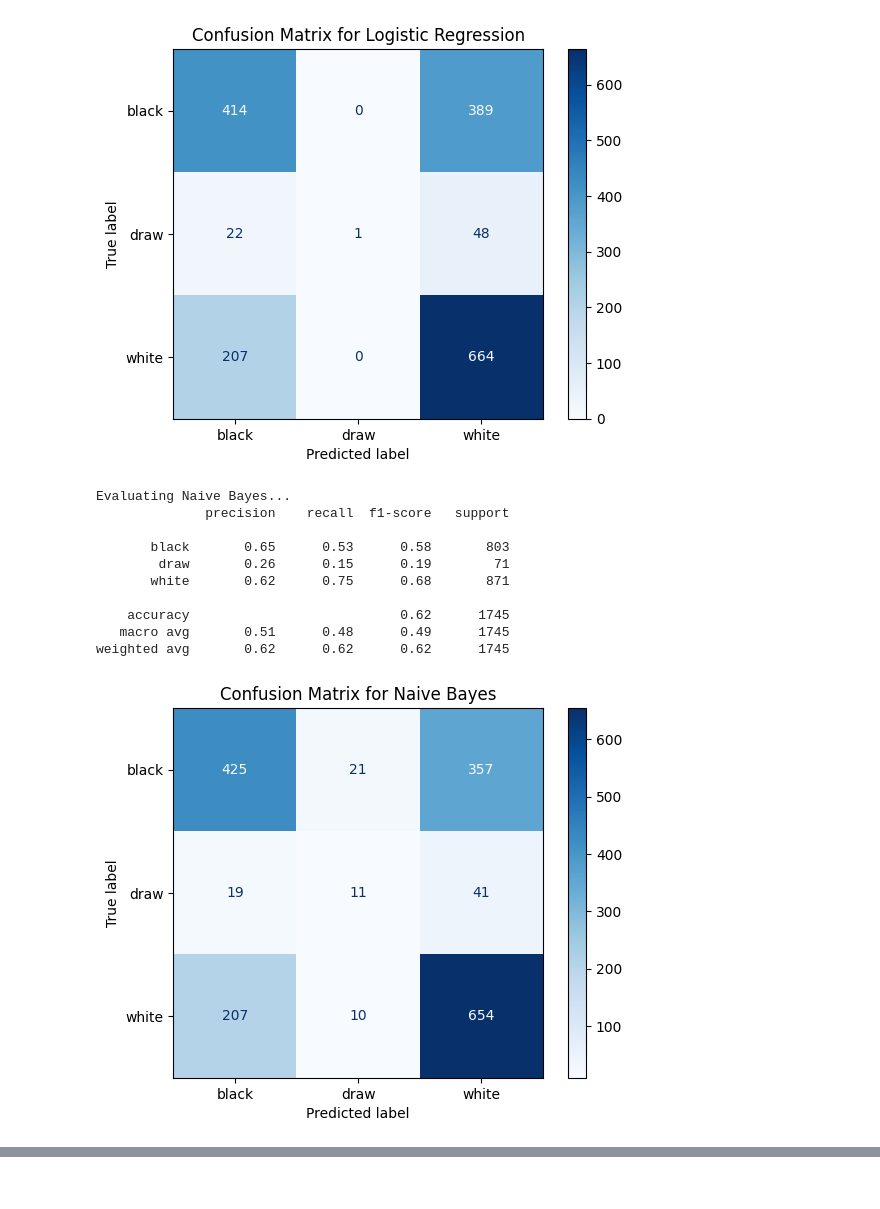
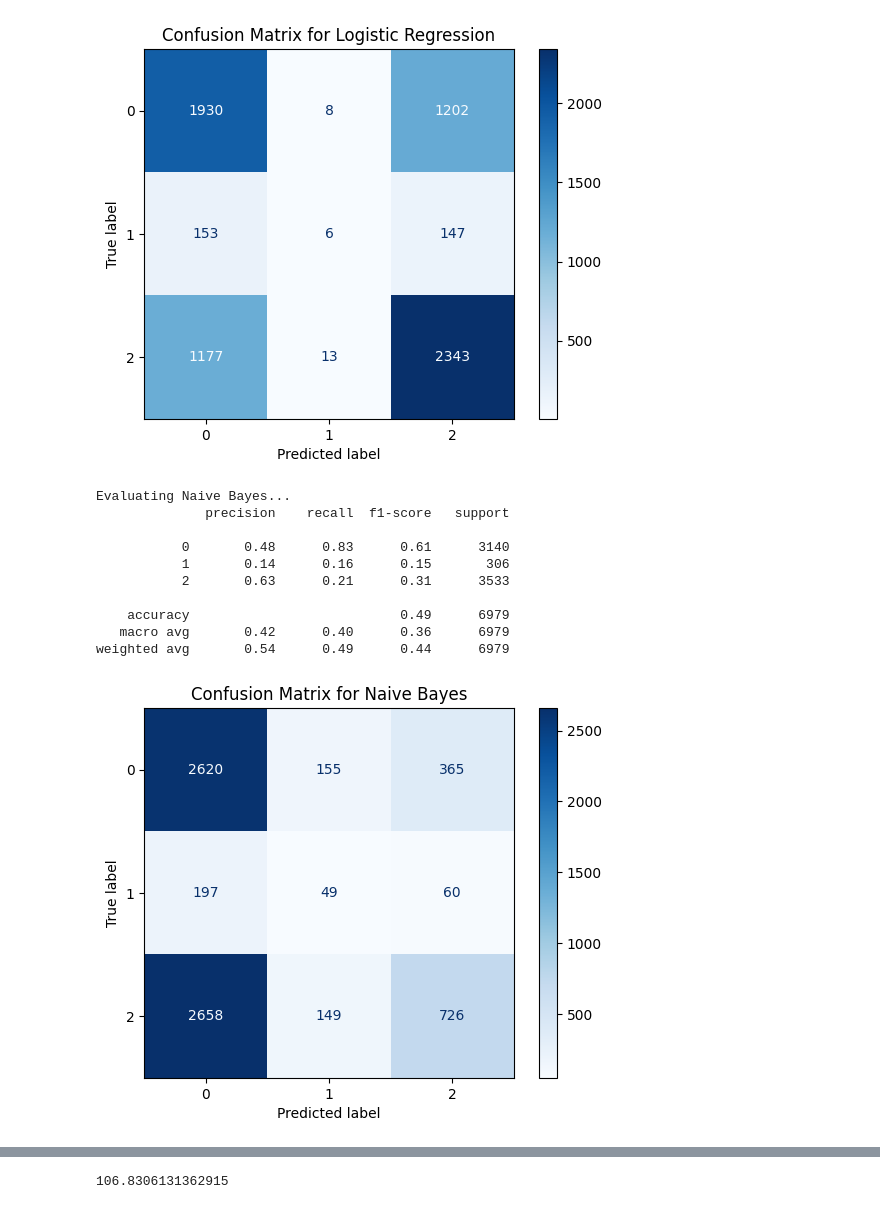
Before and after one commit to Dibij/Chess, a Jupyter notebook: Winner.ipynb, the cells around one changed output, grey strips where cells are left out. Saved outputs shown, nothing was run; the diff lists cells and outputs as text; code cells hidden in the pictures.

```diff
--- a/Winner.ipynb
+++ b/Winner.ipynb
@@ -1,4 +1,6 @@
 # %%
+import time
+start = time.time()
 import pandas as pd
 import joblib
 import matplotlib.pyplot as plt
@@ -11,6 +13,10 @@ from sklearn.naive_bayes import GaussianNB
 from sklearn.metrics import classification_report, confusion_matrix, ConfusionMatrixDisplay
 from sklearn.decomposition import PCA
 from sklearn.preprocessing import StandardScaler
+import xgboost as xgb
+from skopt import BayesSearchCV
+from sklearn.model_selection import StratifiedKFold
+from sklearn.preprocessing import LabelEncoder
 
 # Load the data
 data = pd.read_csv('Data1.csv')
@@ -19,16 +25,24 @@ data = pd.read_csv('Data1.csv')
 X = data.drop(columns=['Rated_(T/F)', 'Winner', 'Game_Status'])
 y = data['Winner']
 
+# Encode the target labels for XGBoost (only for XGBoost)
+label_encoder = LabelEncoder()
+y_encoded = label_encoder.fit_transform(y)  # Encode y for XGBoost only
+
 # Preprocessing
 scaler = StandardScaler()
 X_scaled = scaler.fit_transform(X)
 
 # PCA for dimensionality reduction (optional)
-pca = PCA(n_components=5)
+pca = PCA(n_components=25)
 X_pca = pca.fit_transform(X_scaled)
 
+# Print explained variance
+print("Explained Variance Ratio:", sum(pca.explained_variance_ratio_)*100)
+print("Cumulative Variance Explained:", pca.explained_variance_ratio_.sum()*100)
+
 # Split the data
-X_train, X_test, y_train, y_test = train_test_split(X_pca, y, test_size=0.2, random_state=42)
+X_train, X_test, y_train, y_test = train_test_split(X_pca, y_encoded, test_size=0.80, random_state=42)
 
 # Define models and hyperparameters
 models = [
@@ -36,14 +50,47 @@ models = [
     {"name": "Logistic Regression", "model": LogisticRegression(max_iter=1000), "params": {"penalty": ["l1", "l2"], "C": [0.1, 1, 10], "solver": ["liblinear"]}},
     {"name": "Naive Bayes", "model": GaussianNB(), "params": {"var_smoothing": [1e-9, 1e-8, 1e-7]}},
     {"name": "Random Forest", "model": RandomForestClassifier(), "params": {"n_estimators": [50, 100, 200], "max_depth": [None, 10, 20], "min_samples_split": [2, 5, 10]}},
+    {"name": "XGBoost", "model": xgb.XGBClassifier(), "params": {
+        'learning_rate': (0.01, 0.2, 'uniform'),
+        'max_depth': (3, 10),
+        'n_estimators': (50, 200),
+        'subsample': (0.6, 1.0, 'uniform'),
+        'colsample_bytree': (0.6, 1.0, 'uniform')
+    }}
 ]
 
-# Perform grid search for each model
+# Perform grid search for each model using BayesSearchCV (Bayesian Optimization) for XGBoost
 best_models = {}
 for model in models:
     print(f"Tuning {model['name']}...")
-    grid_search = GridSearchCV(model["model"], model["params"], cv=5, scoring="accuracy", n_jobs=-1)
-    grid_search.fit(X_train, y_train)
+
+    # Only use GridSearchCV for other models, perform BayesSearchCV for XGBoost
+    if model['name'] == "XGBoost":
+        # Perform Bayesian Optimization for XGBoost
+        grid_search = BayesSearchCV(
+            model['model'],
+            model['params'],
+            n_iter=50,  # Number of iterations for search
+            cv=StratifiedKFold(n_splits=3),
+            scoring="accuracy",
+            n_jobs=-1,
+            verbose=1
+        )
+        # Fit the XGBoost model with encoded labels
+        grid_search.fit(X_train, y_train)
+
+    else:
+        # Use GridSearchCV for other models
+        grid_search = GridSearchCV(
+            model['model'],
+            model['params'],
+            cv=5,
+            scoring="accuracy",
+            n_jobs=-1
+        )
+        # Fit other models using original labels (y)
+        grid_search.fit(X_train, y_train)
+
     best_models[model['name']] = grid_search.best_estimator_
     print(f"Best parameters for {model['name']}: {grid_search.best_params_}")
     print(f"Best score for {model['name']}: {grid_search.best_score_}\n")
@@ -60,4 +107,7 @@ for model_name, model in best_models.items():
     disp.plot(cmap=plt.cm.Blues)
     plt.title(f'Confusion Matrix for {model_name}')
     plt.show()
+
+end = time.time()
+print(end-start)
 # %% [output]
@@ -92,15 +142,15 @@ weighted avg       0.64      0.62      0.60      1745
-[figure, old version]
+[figure, new version]
 Evaluating Naive Bayes...
               precision    recall  f1-score   support
 
-       black       0.65      0.53      0.58       803
-        draw       0.26      0.15      0.19        71
-       white       0.62      0.75      0.68       871
+           0       0.48      0.83      0.61      3140
+           1       0.14      0.16      0.15       306
+           2       0.63      0.21      0.31      3533
 
-    accuracy                           0.62      1745
-   macro avg       0.51      0.48      0.49      1745
-weighted avg       0.62      0.62      0.62      1745
+    accuracy                           0.49      6979
+   macro avg       0.42      0.40      0.36      6979
+weighted avg       0.54      0.49      0.44      6979
-[figure, old version]
+[figure, new version]
 Evaluating Random Forest...
               precision    recall  f1-score   support
 
@@ -114,0 +176 @@ weighted avg       0.60      0.63      0.61      1745
+106.8306131362915
```
Also changed, not shown: parts of 3 cells of this notebook.
